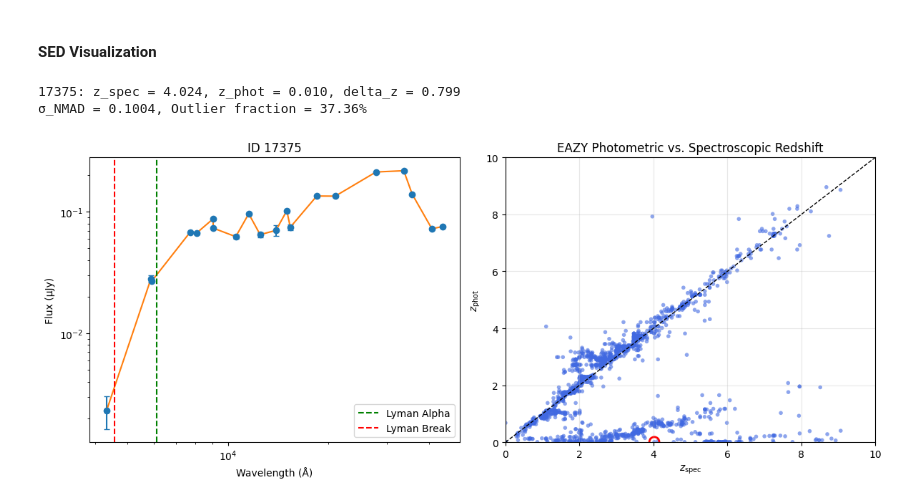
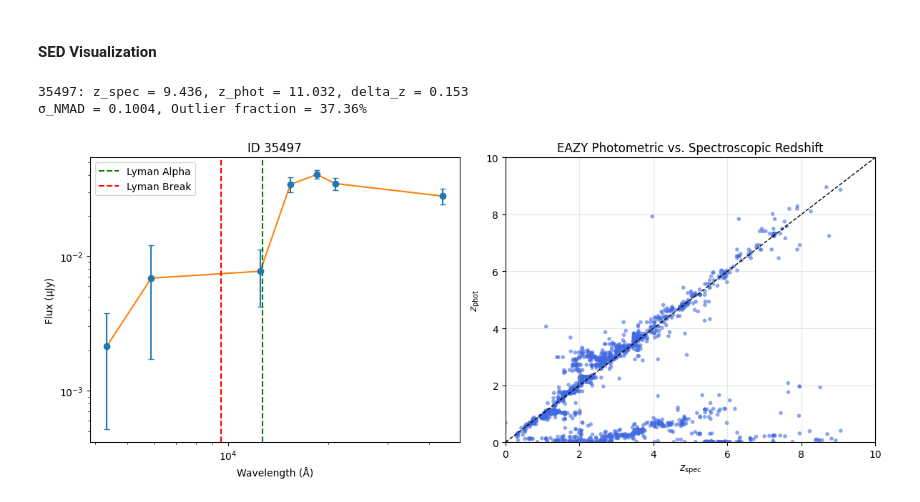
Before and after one commit to sfremy/my-eazy-jwst, a Jupyter notebook: scripts/eazy_imaging.ipynb, the cells around one changed output. Drawn from its saved outputs; the diff is of its cells as text; code cells hidden in the pictures.

```diff
--- a/scripts/eazy_imaging.ipynb
+++ b/scripts/eazy_imaging.ipynb
@@ -316,16 +316,16 @@ def diagnostic_plot(target, table, pivot_dict):
 # %%
 highz_tab = diagnostic_tab[diagnostic_tab['z_spec'] > 4]
 # %%
-target = highz_tab[100]
+target = highz_tab[220]
 print(f"{target['id']}: z_spec = {target['z_spec']:.3f}, z_phot = {target['z_a']:.3f}, delta_z = {target['delta_z']:.3f}")
 
 diagnostic_plot(target, diagnostic_tab, pivot_dict)
 
 # Quality cutoff at highz index 220
 # %% [output]
-17375: z_spec = 4.024, z_phot = 0.010, delta_z = 0.799
+35497: z_spec = 9.436, z_phot = 11.032, delta_z = 0.153
 σ_NMAD = 0.1004, Outlier fraction = 37.36%
-[figure, old version]
+[figure, new version]
 # %%
 # Metrics
 from curses import error
```
Also changed, not shown: parts of 2 cells of this notebook.
